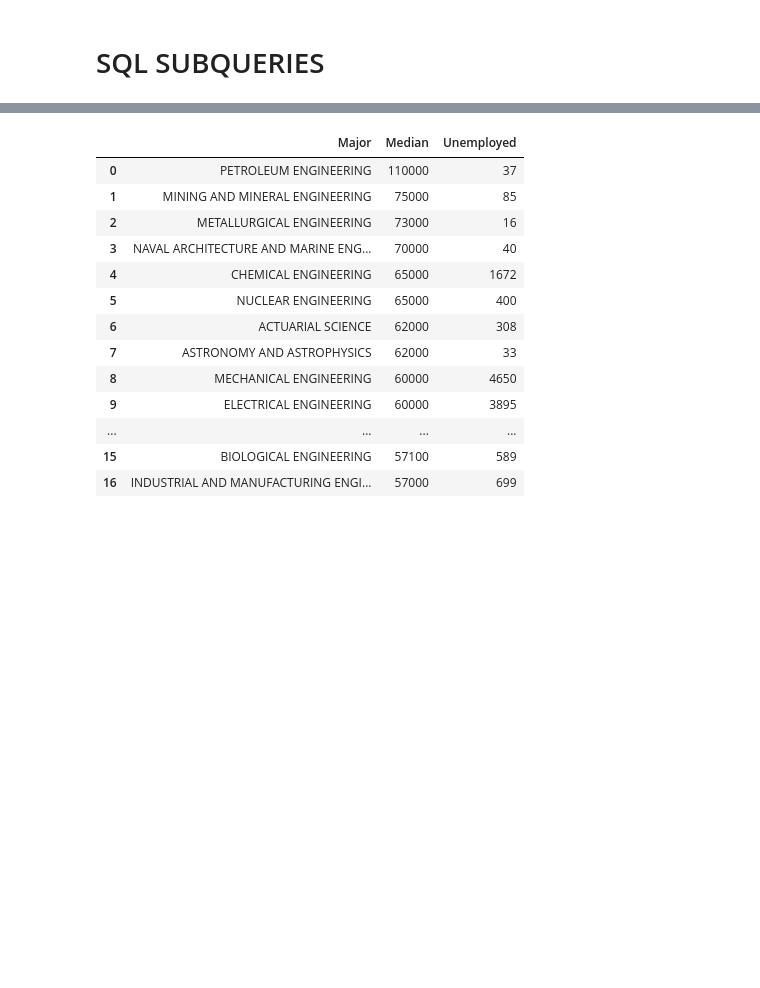
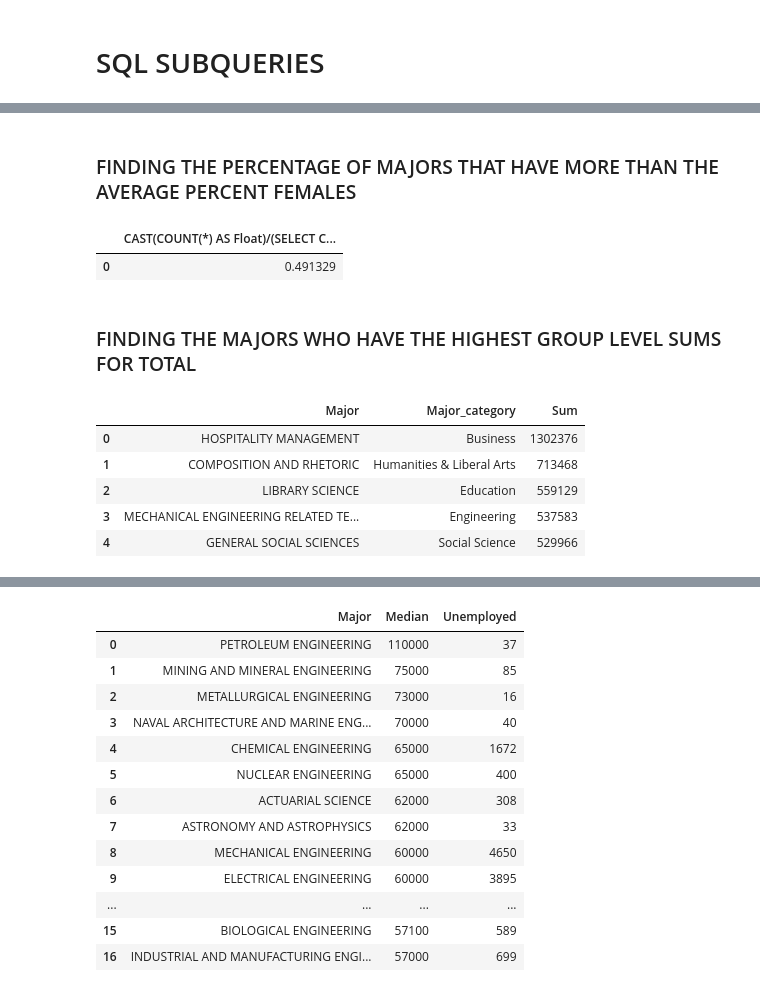
Before and after one commit to FightingInertia/SQL_Fundamentals-Intro_To_SQL, a Jupyter notebook: Introduction to SQL.ipynb, the cells around one changed output, grey strips where cells are left out. Drawn from its saved outputs; the diff is of its cells as text; code cells hidden in the pictures; blank space fills up the shorter version.

```diff
--- a/Introduction to SQL.ipynb
+++ b/Introduction to SQL.ipynb
@@ -368,0 +390,25 @@ pd.read_sql_query("SELECT Major_category, CAST(SUM(Women)AS Float) / CAST(SUM(To
+# %% [markdown]
+### FINDING THE PERCENTAGE OF MAJORS THAT HAVE MORE THAN THE AVERAGE PERCENT FEMALES
+# %%
+pd.read_sql_query("SELECT CAST(COUNT(*) AS Float)/(SELECT COUNT(*) FROM recent_grads)\
+                   FROM recent_grads\
+                   WHERE Unemployment_rate > (SELECT AVG(Unemployment_rate)\
+                                              FROM recent_grads)", conn)
+# %% [output]
+|  | CAST(COUNT(*) AS Float)/(SELECT C... |
+| 0 | 0.491329 |
+# %% [markdown]
+### FINDING THE MAJORS WHO HAVE THE HIGHEST GROUP LEVEL SUMS FOR TOTAL
+# %%
+pd.read_sql("SELECT Major, Major_category, SUM(Total) AS Sum\
+             FROM recent_grads\
+             GROUP BY Major_category\
+             ORDER BY Sum DESC\
+             LIMIT 5", conn)
+# %% [output]
+|  | Major | Major_category | Sum |
+| 0 | HOSPITALITY MANAGEMENT | Business | 1302376 |
+| 1 | COMPOSITION AND RHETORIC | Humanities & Liberal Arts | 713468 |
+| 2 | LIBRARY SCIENCE | Education | 559129 |
+| 3 | MECHANICAL ENGINEERING RELATED TE... | Engineering | 537583 |
+| 4 | GENERAL SOCIAL SCIENCES | Social Science | 529966 |
```
Also changed, not shown: parts of 5 cells of this notebook.
